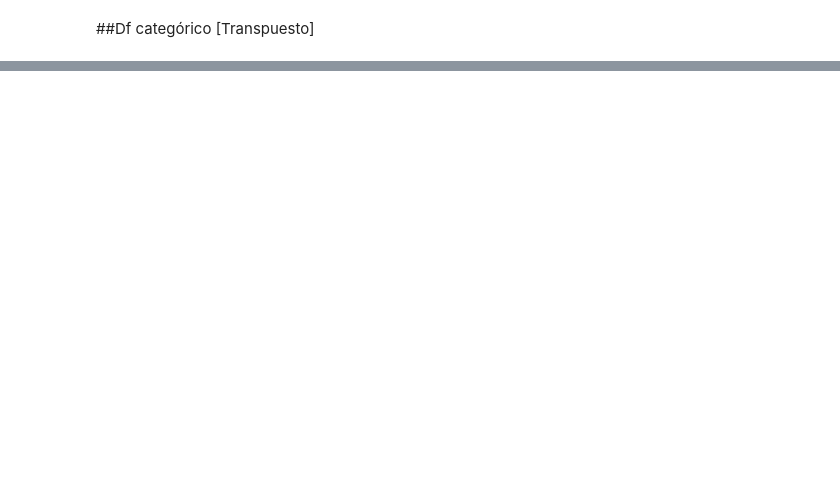
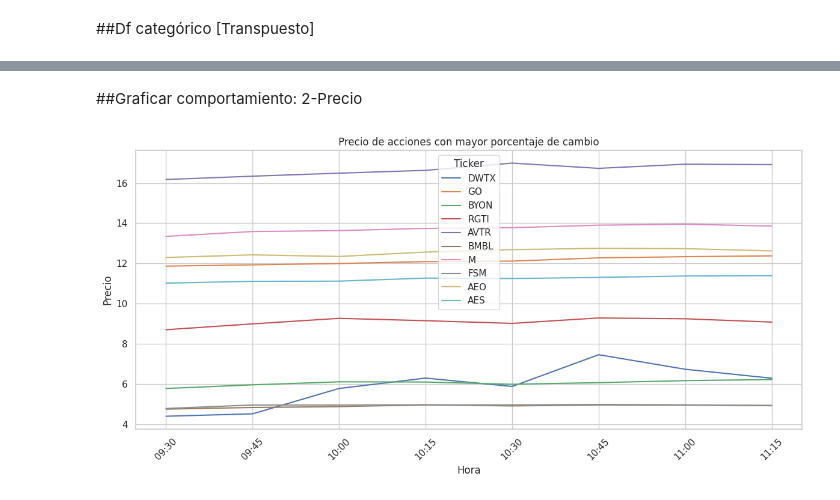
Before and after one commit to mautamos89/python_analisis_financiero, a Jupyter notebook: stock_nyse_15m.ipynb, the cells around one changed output, grey strips where cells are left out. Drawn from its saved outputs; the diff is of its cells as text; code cells hidden in the pictures; blank space fills up the shorter version.

```diff
--- a/stock_nyse_15m.ipynb
+++ b/stock_nyse_15m.ipynb
@@ -537,0 +538,19 @@ styled_df # Mostrar el resultado
+# %% [markdown]
+##Graficar comportamiento: 2-Precio
+# %%
+# Grafica
+plt.figure(figsize=(12, 6))
+sns.lineplot(data=df_grafico, x='Fecha', y='Close', hue='Ticker', marker=None)
+
+# Ajustes del gráfico
+plt.title('Precio de acciones con mayor porcentaje de cambio')
+plt.xlabel('Hora')
+plt.ylabel('Precio')
+plt.xticks(rotation=45)
+plt.legend(title='Ticker')
+plt.tight_layout()
+
+# Muestra el gráfico
+plt.show()
+# %% [output]
+[figure, added]
```
Also changed, not shown: parts of 15 cells of this notebook.
